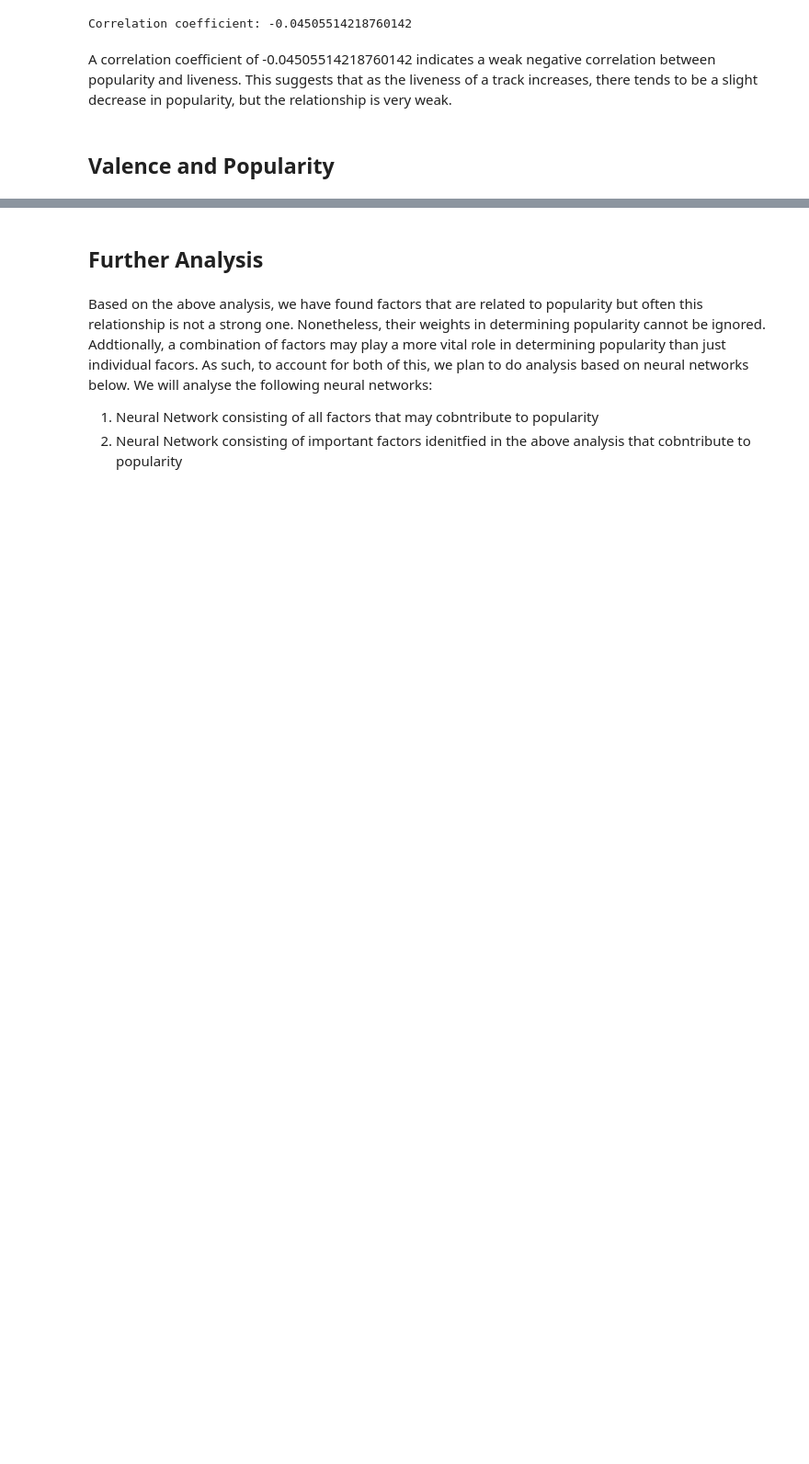
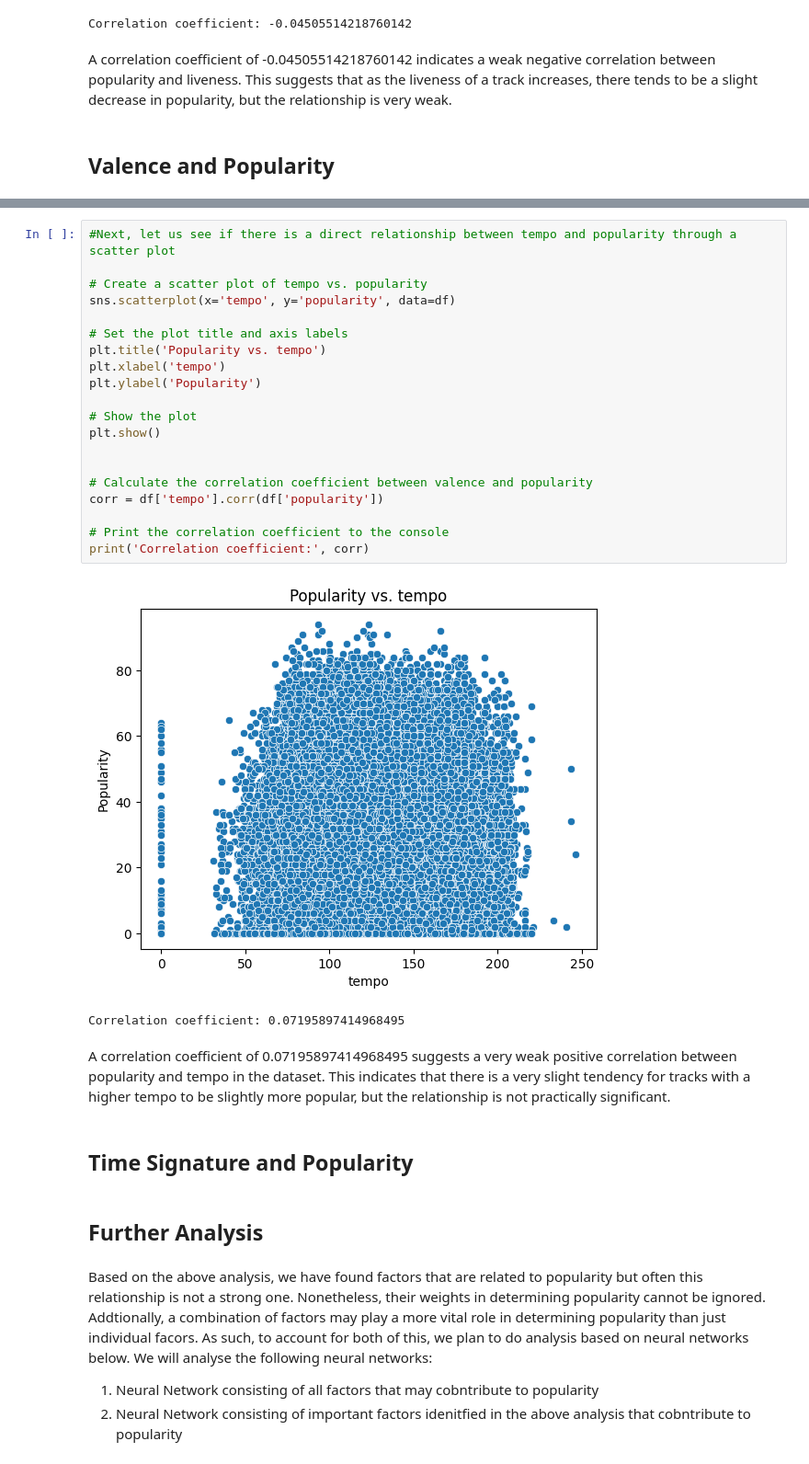
Before and after one commit to ayushmandixit2000/DSAI-Project, a Jupyter notebook: TracksAnalysis.ipynb, the cells around one changed output, grey strips where cells are left out. Shown at 92% size. Saved outputs shown, nothing was run; the diff lists cells and outputs as text; blank space fills up the shorter version.

```diff
--- a/TracksAnalysis.ipynb
+++ b/TracksAnalysis.ipynb
@@ -1118,3 +1158,30 @@ This suggests that there is almost no relationship between valence and popularit
+# %%
+#Next, let us see if there is a direct relationship between tempo and popularity through a scatter plot
+
+# Create a scatter plot of tempo vs. popularity
+sns.scatterplot(x='tempo', y='popularity', data=df)
+
+# Set the plot title and axis labels
+plt.title('Popularity vs. tempo')
+plt.xlabel('tempo')
+plt.ylabel('Popularity')
+
+# Show the plot
+plt.show()
+
+
+# Calculate the correlation coefficient between valence and popularity
+corr = df['tempo'].corr(df['popularity'])
+
+# Print the correlation coefficient to the console
+print('Correlation coefficient:', corr)
+# %% [output]
+[figure, added]
+Correlation coefficient: 0.07195897414968495
+# %% [markdown]
+A correlation coefficient of 0.07195897414968495 suggests a very weak positive correlation between popularity and tempo in the dataset. This indicates that there is a very slight tendency for tracks with a higher tempo to be slightly more popular, but the relationship is not practically significant.
+# %% [markdown]
+## Time Signature and Popularity
 # %% [markdown]
 ## Further Analysis
 # %% [markdown]
```
Also changed, not shown: parts of 5 cells of this notebook.
